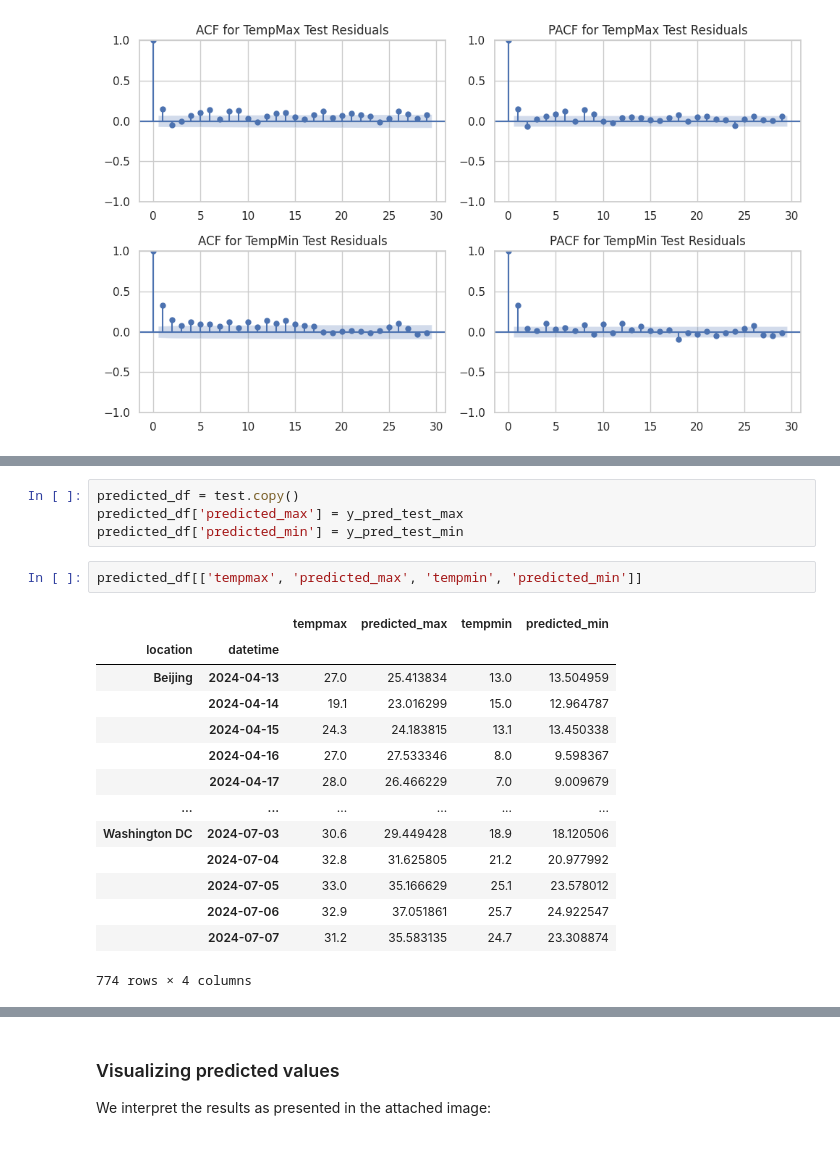
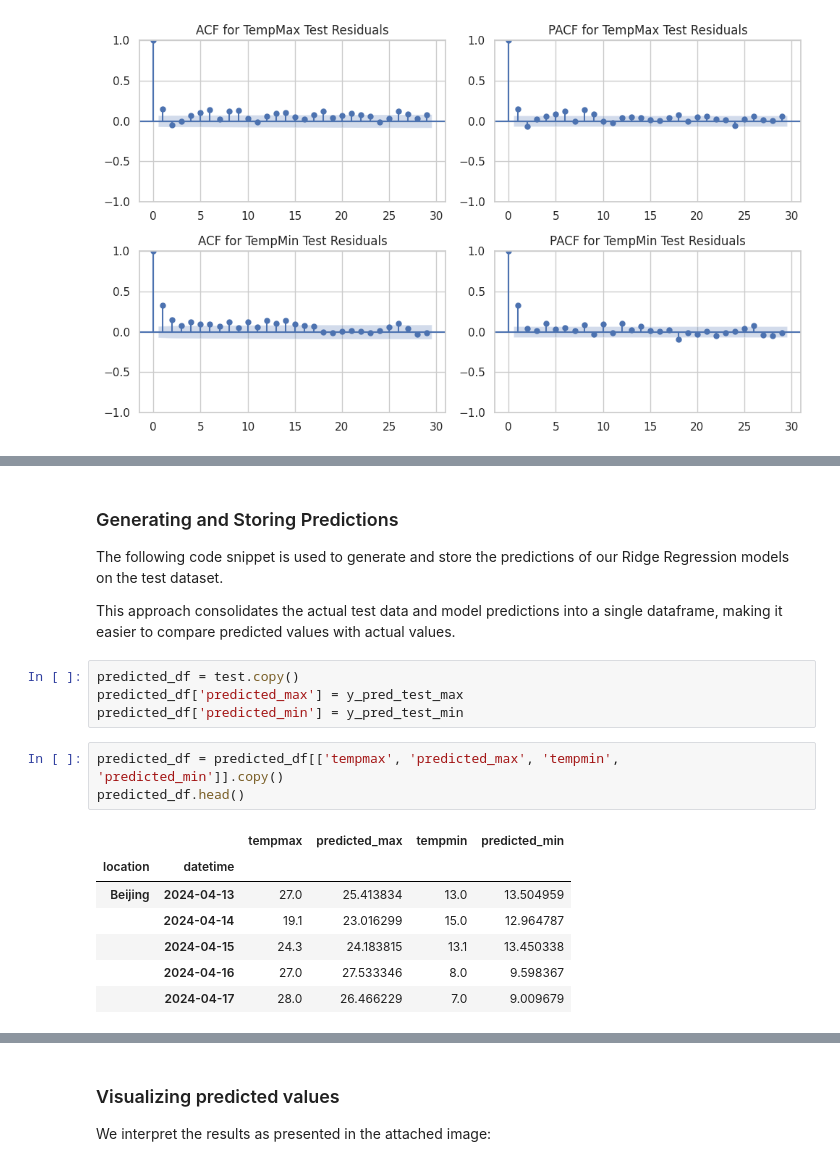
Before and after one commit to Laizra/Weather_prediction, a Jupyter notebook: main.ipynb, the cells around one changed output, grey strips where cells are left out. Saved outputs shown, nothing was run; the diff lists cells and outputs as text.

```diff
--- a/main.ipynb
+++ b/main.ipynb
@@ -1003,22 +1125,21 @@ Ridge Regression is less sensitive to issues with residuals, such as non-normali
+# %% [markdown]
+### Generating and Storing Predictions
+The following code snippet is used to generate and store the predictions of our Ridge Regression models on the test dataset.
+
+This approach consolidates the actual test data and model predictions into a single dataframe, making it easier to compare predicted values with actual values.
 # %%
 predicted_df = test.copy()
 predicted_df['predicted_max'] = y_pred_test_max
 predicted_df['predicted_min'] = y_pred_test_min
 # %%
-predicted_df[['tempmax', 'predicted_max', 'tempmin', 'predicted_min']]
+predicted_df = predicted_df[['tempmax', 'predicted_max', 'tempmin', 'predicted_min']].copy()
+predicted_df.head()
 # %% [output]
 |  |  | tempmax | predicted_max | tempmin | predicted_min |
 | location | datetime |  |  |  |  |
 | Beijing | 2024-04-13 | 27.0 | 25.413834 | 13.0 | 13.504959 |
 |  | 2024-04-14 | 19.1 | 23.016299 | 15.0 | 12.964787 |
 |  | 2024-04-15 | 24.3 | 24.183815 | 13.1 | 13.450338 |
 |  | 2024-04-16 | 27.0 | 27.533346 | 8.0 | 9.598367 |
 |  | 2024-04-17 | 28.0 | 26.466229 | 7.0 | 9.009679 |
-| ... | ... | ... | ... | ... | ... |
-| Washington DC | 2024-07-03 | 30.6 | 29.449428 | 18.9 | 18.120506 |
-|  | 2024-07-04 | 32.8 | 31.625805 | 21.2 | 20.977992 |
-|  | 2024-07-05 | 33.0 | 35.166629 | 25.1 | 23.578012 |
-|  | 2024-07-06 | 32.9 | 37.051861 | 25.7 | 24.922547 |
-|  | 2024-07-07 | 31.2 | 35.583135 | 24.7 | 23.308874 |
-774 rows × 4 columns
 # %%
```
Also changed, not shown: parts of 84 cells of this notebook.
